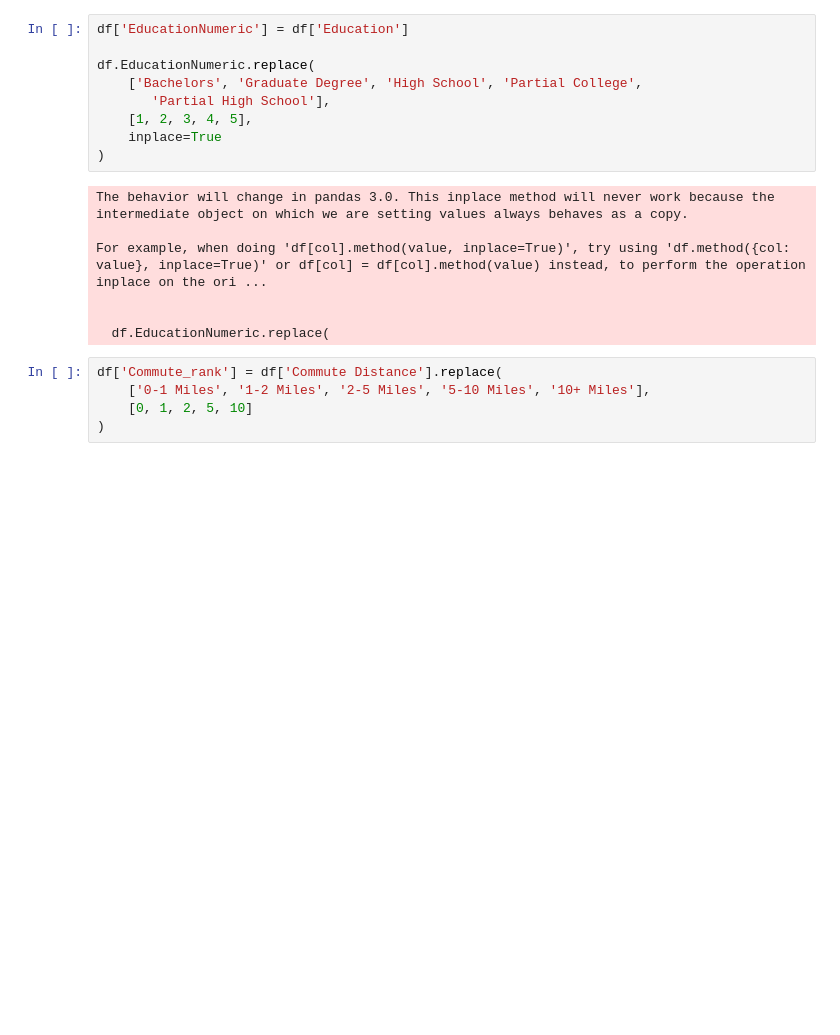
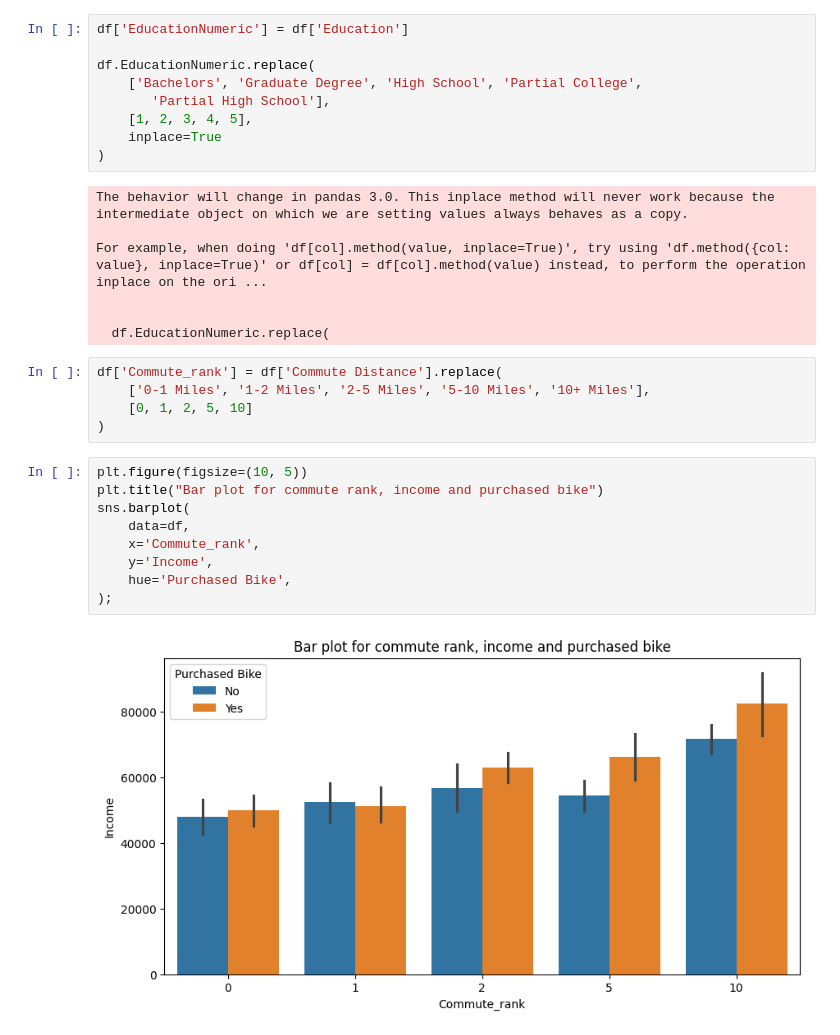
Before and after one commit to lewinskie254/eda, a Jupyter notebook: Anova_Link_2.ipynb, the cells around one changed output. Drawn from its saved outputs; the diff is of its cells as text; blank space fills up the shorter version.

```diff
--- a/Anova_Link_2.ipynb
+++ b/Anova_Link_2.ipynb
@@ -73,3 +73,14 @@ df['Commute_rank'] = df['Commute Distance'].replace(
     ['0-1 Miles', '1-2 Miles', '2-5 Miles', '5-10 Miles', '10+ Miles'],
     [0, 1, 2, 5, 10]
 )
+# %%
+plt.figure(figsize=(10, 5))
+plt.title("Bar plot for commute rank, income and purchased bike")
+sns.barplot(
+    data=df,
+    x='Commute_rank',
+    y='Income',
+    hue='Purchased Bike',
+);
+# %% [output]
+[figure, added]
```
Also changed, not shown: parts of 5 cells of this notebook.
